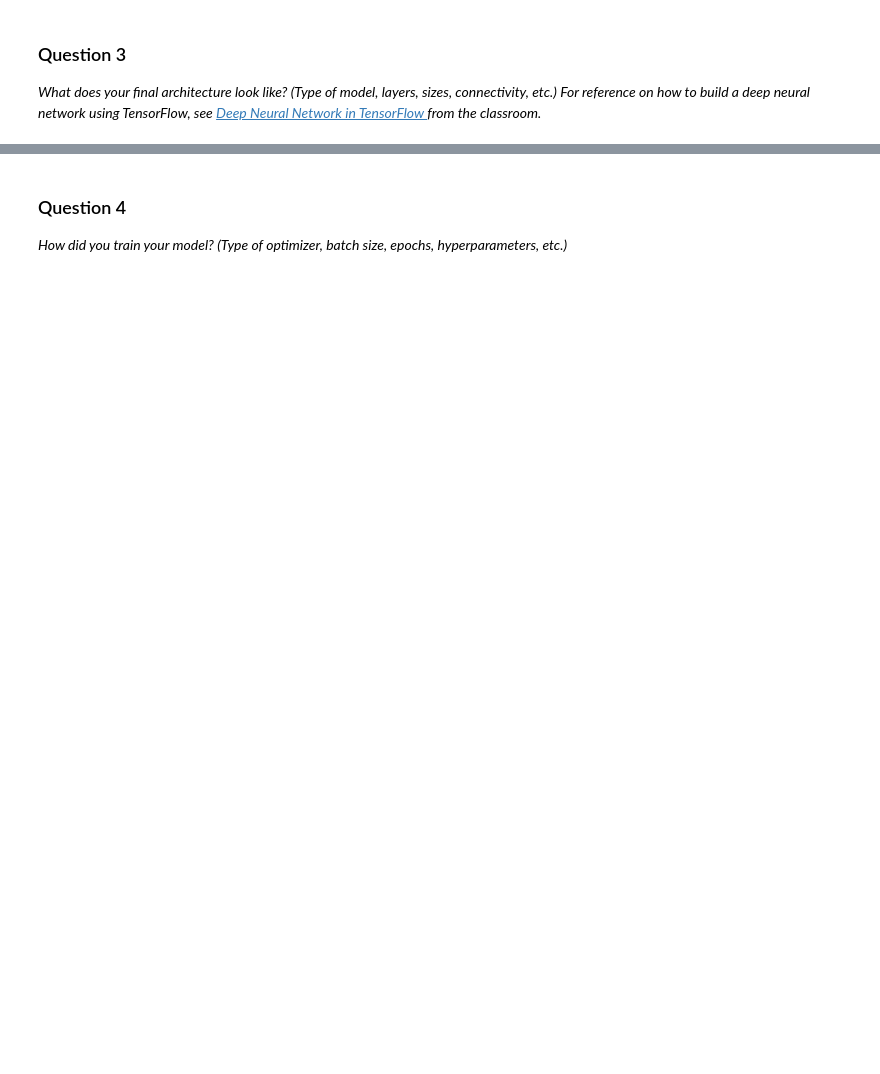
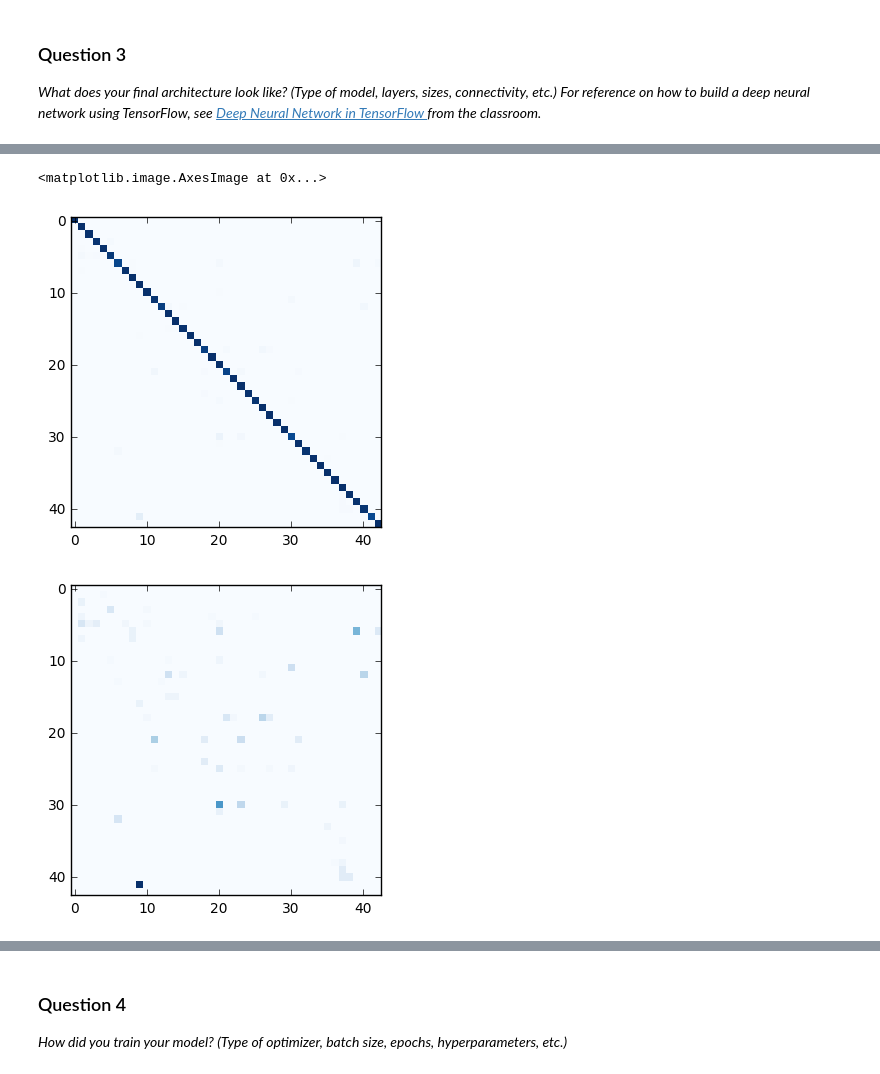
Before and after one commit to 9mat/CarND-Traffic-Signs, a Jupyter notebook: Traffic_Signs_Recognition.ipynb, the cells around one changed output, grey strips where cells are left out. Drawn from its saved outputs; the diff is of its cells as text; code cells hidden in the pictures; blank space fills up the shorter version.

```diff
--- a/Traffic_Signs_Recognition.ipynb
+++ b/Traffic_Signs_Recognition.ipynb
@@ -54,17 +54,17 @@ X_train, y_train = train['features'], train['labels']
 X_test, y_test = test['features'], test['labels']
 # %%
 # settings
-DOWNSAMPLING = 0.2
+DOWNSAMPLING = 1
 
-DATA_AUGMENTATION_MULTIPLIER = 1
+DATA_AUGMENTATION_MULTIPLIER = 7
 COARSE_TUNING_EPOCHS = 2
-COARSE_TUNING_DOWNSAMPLING = 0.1
+COARSE_TUNING_DOWNSAMPLING = 0.02
 
-FINE_TUNING_CANDIDATES = 2
-FINE_TUNING_EPOCHS = 2
-FINE_TUNING_DOWNSAMPLING = 0.3
+FINE_TUNING_CANDIDATES = 3
+FINE_TUNING_EPOCHS = 10
+FINE_TUNING_DOWNSAMPLING = 0.1
 
-TRAINING_EPOCHS = 2
+TRAINING_EPOCHS = 20
 # %%
 # downsampling
 # for local experimenting and testing before running in AWS server
@@ -691,9 +772,17 @@ with tf.Session() as sess:
 # %%
 %matplotlib inline
 
 true_label = np.argmax(y_test,axis=1)
 pred_label = np.argmax(pred,axis=1)
 from sklearn.metrics import confusion_matrix
-cm = confusion_matrix(true_label, pred_label )
-cm = cm.astype('float') / cm.sum(axis=1)[:, np.newaxis]
-plt.imshow(cm, interpolation='nearest',cmap=plt.cm.Blues)
+cm_abs = confusion_matrix(true_label, pred_label)
+cm_rel = cm_abs.astype('float') / cm_abs.sum(axis=1)[:, np.newaxis]
+plt.imshow(cm_rel, interpolation='nearest',cmap=plt.cm.Blues)
+cm_rel_offdiag = cm_rel
+for j in range(len(cm)): cm_rel_offdiag[j,j] = 0
+plt.figure()
+plt.imshow(cm_rel_offdiag, interpolation='nearest',cmap=plt.cm.Blues)
+# %% [output]
+<matplotlib.image.AxesImage at 0x...>
+[figure, added]
+[figure, added]
```
Also changed, not shown: parts of 16 cells of this notebook.
